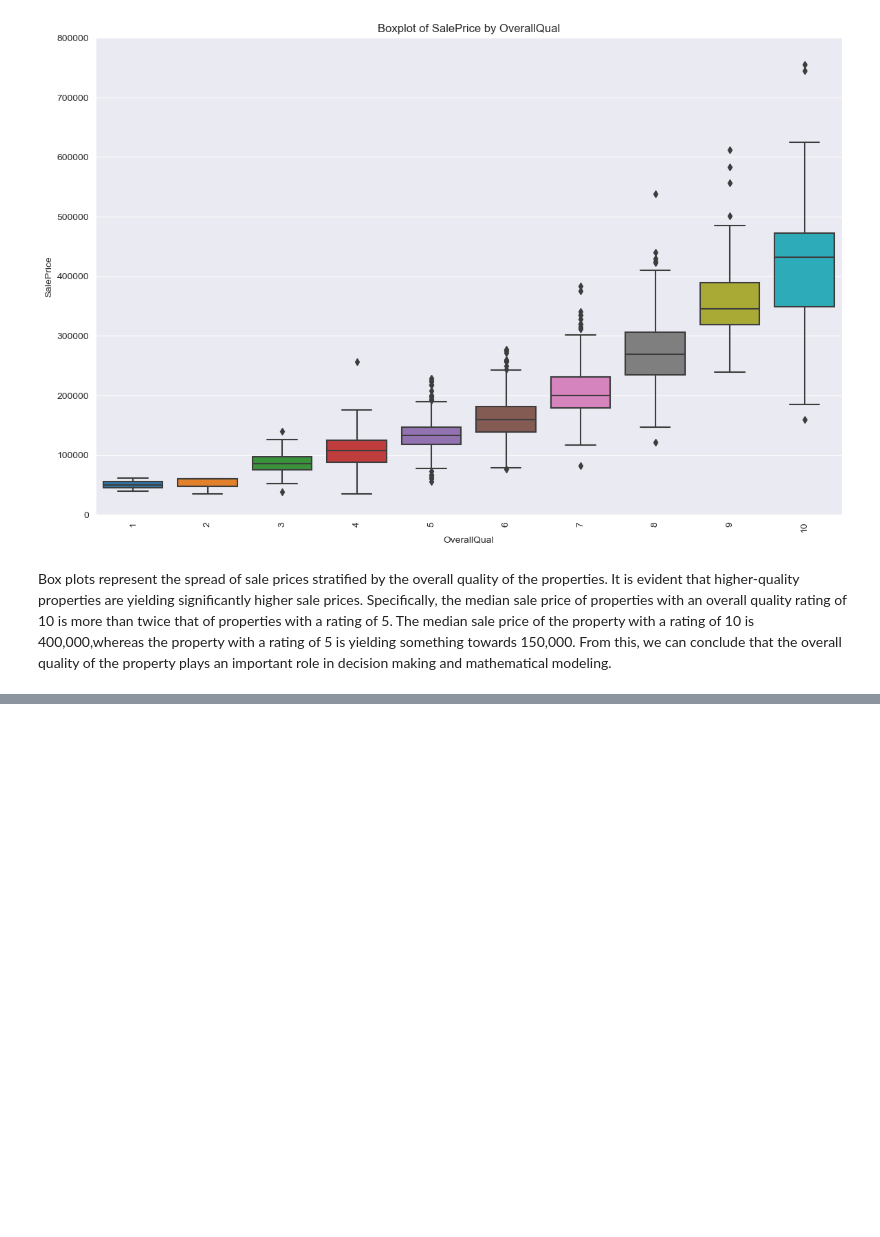
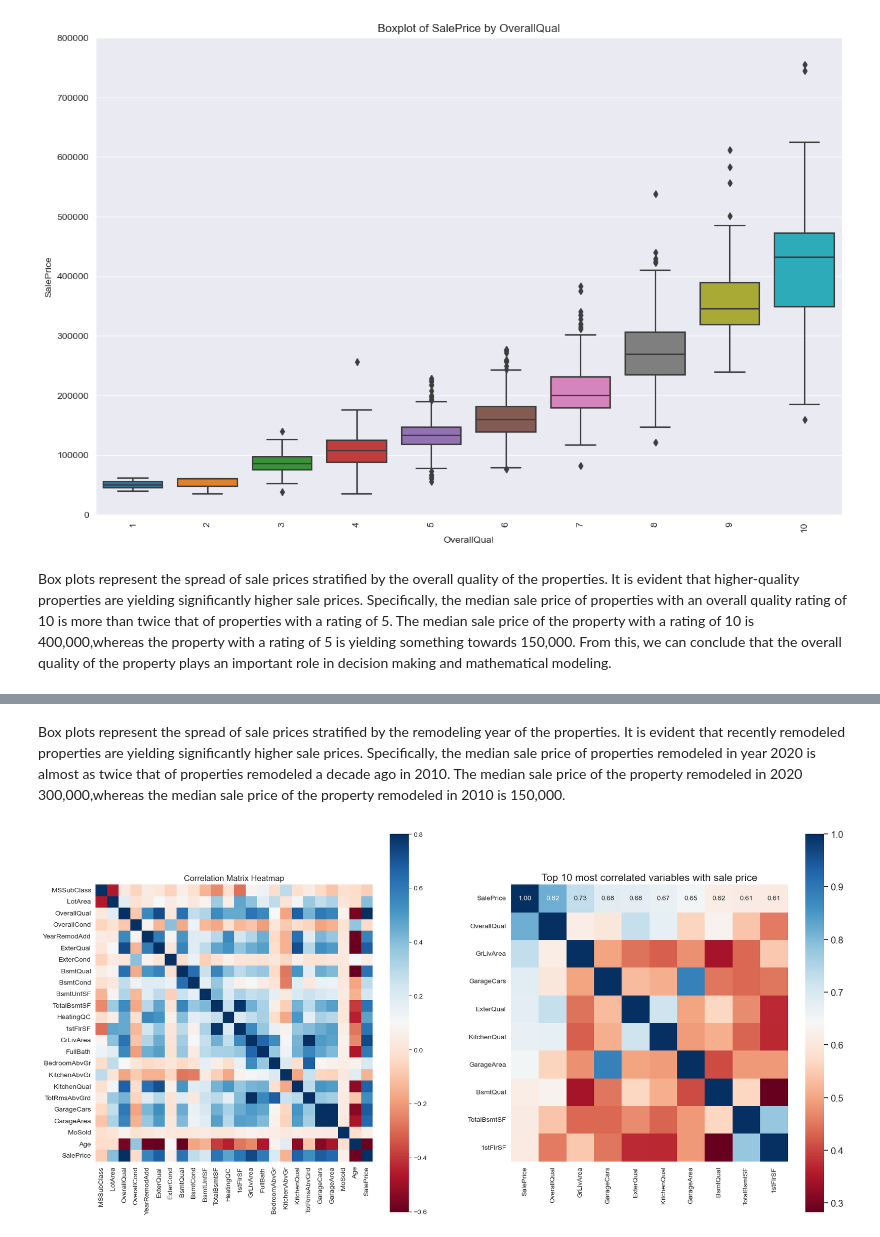
Before and after one commit to BorHan-U/Real-Estate-Price-Analysis-In-Germany-A-Software-Engineering-CourseWork-Project, a Jupyter notebook: bin/house-price-analysis.ipynb, the cells around one changed output, grey strips where cells are left out. Drawn from its saved outputs; the diff is of its cells as text; code cells hidden in the pictures; blank space fills up the shorter version.

```diff
--- a/bin/house-price-analysis.ipynb
+++ b/bin/house-price-analysis.ipynb
@@ -350,0 +355,21 @@ Box plots represent the spread of sale prices stratified by the overall quality
+# %% [markdown]
+Box plots represent the spread of sale prices stratified by the remodeling year of the properties. It is evident that recently remodeled properties are yielding significantly higher sale prices. Specifically, the median sale price of properties remodeled in year 2020 is almost as twice that of properties remodeled a decade ago in 2010. The median sale price of the property remodeled in 2020 300,000,whereas the median sale price of the property remodeled in 2010 is 150,000.
+# %%
+def plot_heatmaps(df):
+    corrmat = df.corr()
+    f, ax = plt.subplots(1, 2, figsize=(20, 10))
+    sns.heatmap(corrmat, vmax=0.8, square=True, cmap="RdBu", ax=ax[0])
+    ax[0].set_title('Correlation Matrix Heatmap')
+    k = 10
+    cols = corrmat.nlargest(k, 'SalePrice')['SalePrice'].index
+    cm = np.corrcoef(df[cols].values.T)
+    sns.set(font_scale=1.25)
+    sns.heatmap(cm, cbar=True, annot=True, square=True, fmt='.2f', annot_kws={'size': 10},
+                yticklabels=cols.values, xticklabels=cols.values, cmap="RdBu", ax=ax[1])
+    ax[1].set_title('Top 10 most correlated variables with sale price')
+    plt.show()
+
+
+plot_heatmaps(transformed_data)
+# %% [output]
+[figure, added]
```
Also changed, not shown: parts of 2 cells of this notebook.
